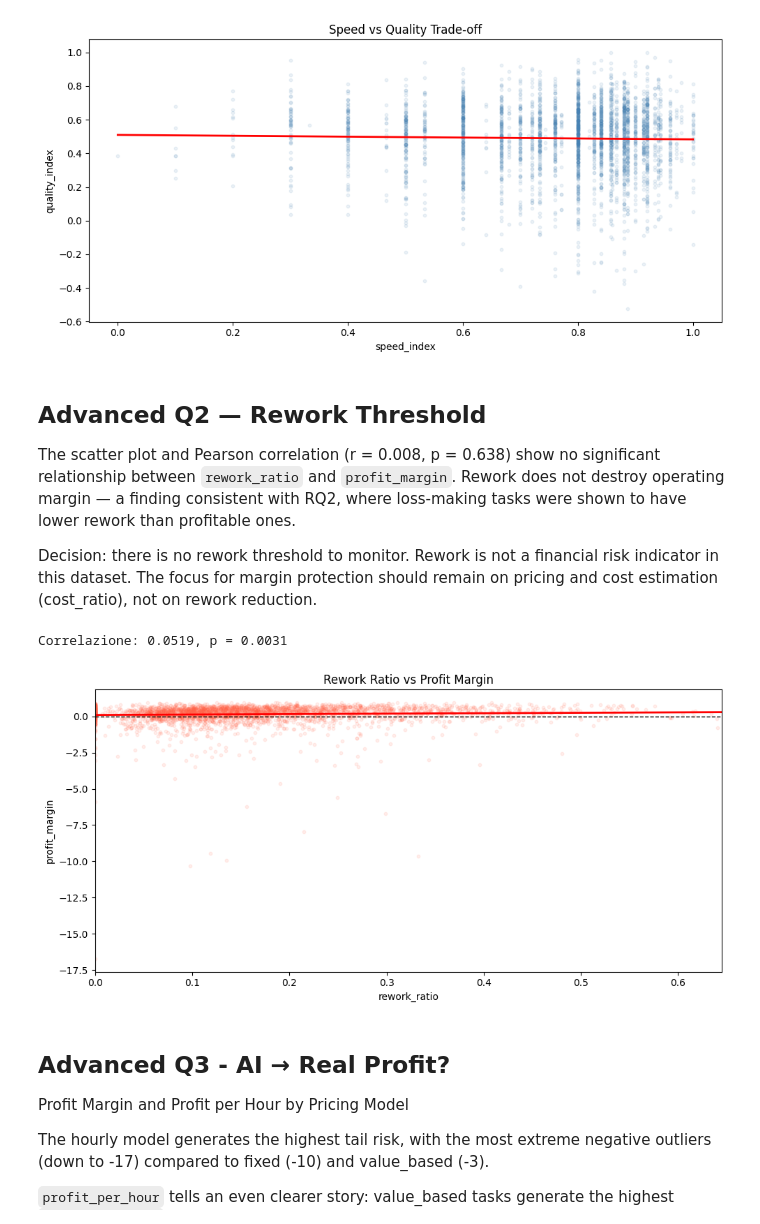
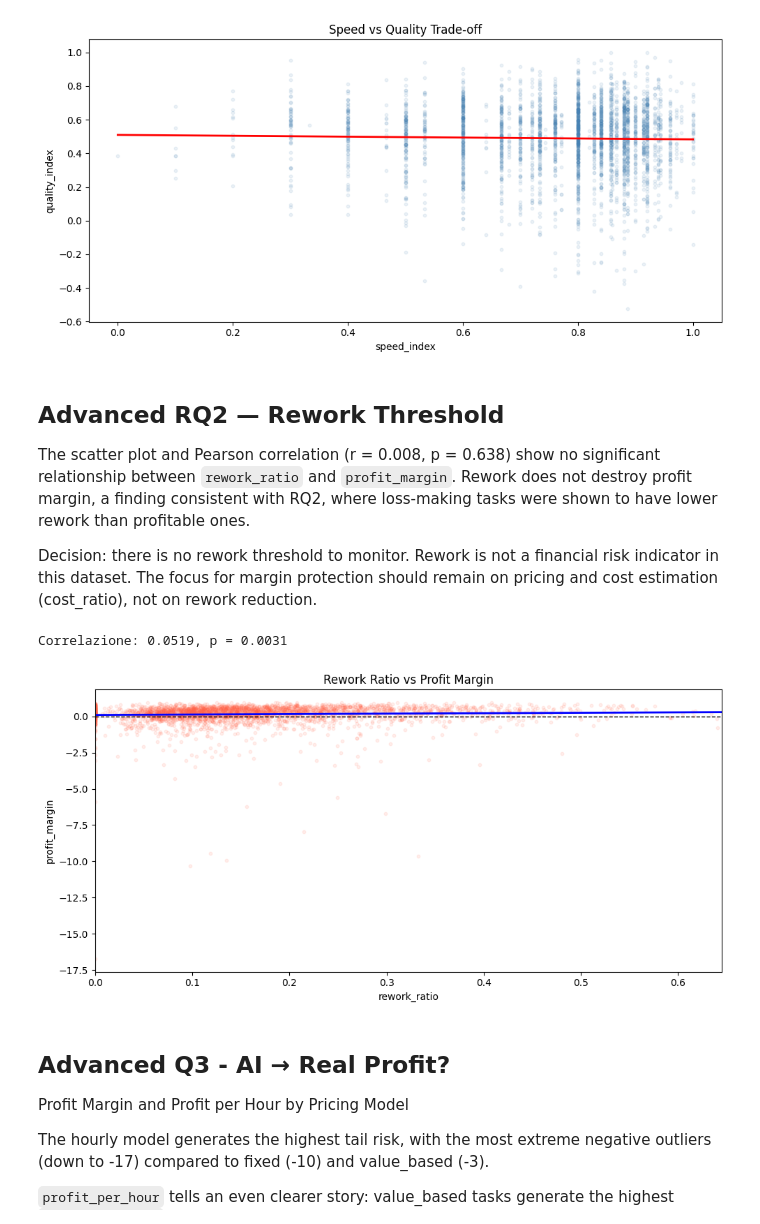
Before and after one commit to Cam-crt/FCM-Data-Alchemist, a Jupyter notebook: src/main_final.ipynb, the cells around one changed output. Cells and saved outputs as stored; diff of their text form; code cells hidden in the pictures.

```diff
--- a/src/main_final.ipynb
+++ b/src/main_final.ipynb
@@ -1821,17 +1783,0 @@ may exist at the task-type level rather than at the aggregate level.
-# %%
-from sklearn.linear_model import LinearRegression
-import numpy as np
-
-# crei una feature aggiuntiva: ai_usage_pct al quadrato
-final_df["ai_usage_pct_sq"] = final_df["ai_usage_pct"] ** 2
-
-X = final_df[["ai_usage_pct", "ai_usage_pct_sq"]].values
-y = final_df["profit_margin"].values
-
-model = LinearRegression()
-model.fit(X, y)
-
-print(f"Coefficiente lineare: {model.coef_[0]:.4f}")
-print(f"Coefficiente quadratico: {model.coef_[1]:.4f}")
-print(f"Intercetta: {model.intercept_:.4f}")
-print(f"R²: {model.score(X, y):.4f}")
@@ -1946,11 +1852,11 @@ plt.show()
 Correlation: -0.0210, p = 0.2332
 [figure]
 # %% [markdown]
-## Advanced Q2 — Rework Threshold
+## Advanced RQ2 — Rework Threshold
 
 The scatter plot and Pearson correlation (r = 0.008, p = 0.638)
 show no significant relationship between `rework_ratio` and
-`profit_margin`. Rework does not destroy operating margin —
+`profit_margin`. Rework does not destroy profit margin,
 a finding consistent with RQ2, where loss-making tasks were
 shown to have lower rework than profitable ones.
 
@@ -1961,23 +1867,23 @@ margin protection should remain on pricing and cost estimation
 # %%
 corr, p = pearsonr(final_df["rework_ratio"], final_df["profit_margin"])
 print(f"Correlazione: {corr:.4f}, p = {p:.4f}")
 
 plt.figure(figsize=(10, 5))
 plt.scatter(final_df["rework_ratio"], final_df["profit_margin"],
             alpha=0.1, s=10, color="tomato")
 m, b = np.polyfit(final_df["rework_ratio"], final_df["profit_margin"], 1)
 x_line = np.linspace(0, final_df["rework_ratio"].quantile(0.99), 100)
-plt.plot(x_line, m*x_line + b, color="red", linewidth=2)
+plt.plot(x_line, m*x_line + b, color="blue", linewidth=2)
 plt.axhline(0, color="black", linestyle="--", linewidth=1)
 plt.xlim(0, final_df["rework_ratio"].quantile(0.99))
 plt.xlabel("rework_ratio")
 plt.ylabel("profit_margin")
 plt.title("Rework Ratio vs Profit Margin")
 plt.tight_layout()
 plt.show()
 # %% [output]
 Correlazione: 0.0519, p = 0.0031
-[figure, old version]
+[figure, new version]
 # %% [markdown]
 ## Advanced Q3 - AI → Real Profit?
 
```
Also changed, not shown: parts of 62 cells of this notebook.
